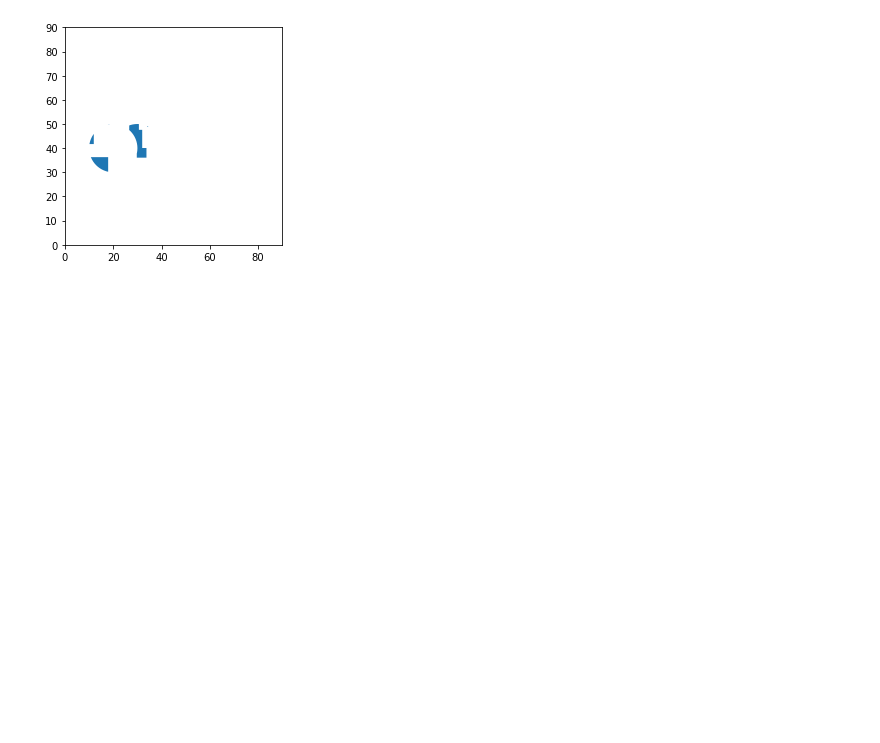
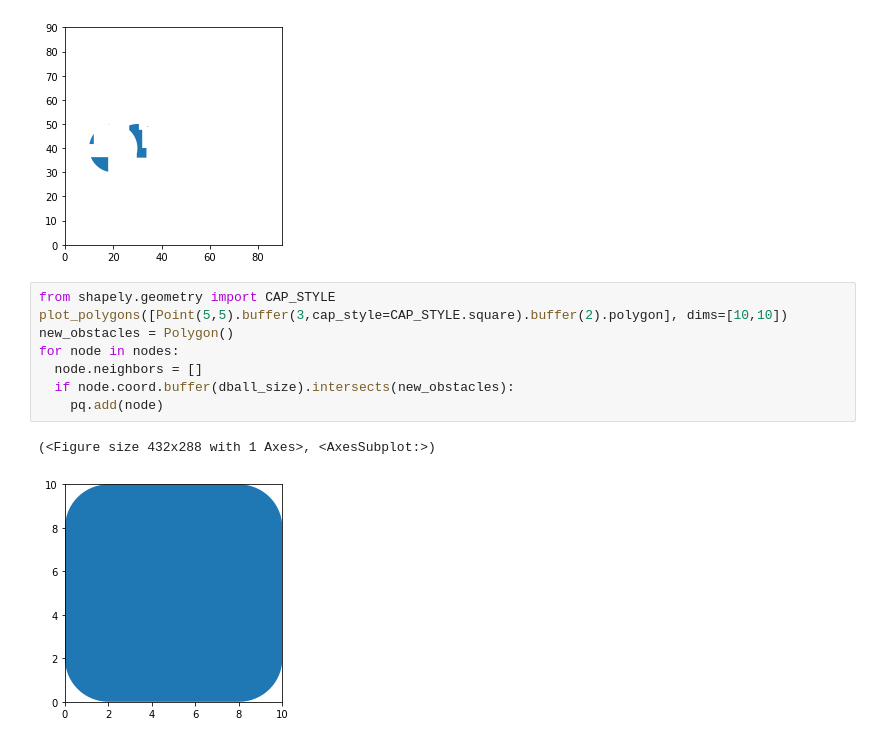
Before and after one commit to ishanchadha01/7649-project, a Jupyter notebook: dev.ipynb, the cells around one changed output. Drawn from its saved outputs; the diff is of its cells as text; blank space fills up the shorter version.

```diff
--- a/dev.ipynb
+++ b/dev.ipynb
@@ -31,3 +31,14 @@ plot_polygons(diff, dims=w.dims)
 # %% [output]
 (<Figure size 432x288 with 1 Axes>, <AxesSubplot:>)
 [figure]
+# %%
+from shapely.geometry import CAP_STYLE
+plot_polygons([Point(5,5).buffer(3,cap_style=CAP_STYLE.square).buffer(2).polygon], dims=[10,10])
+new_obstacles = Polygon()
+for node in nodes:
+  node.neighbors = []
+  if node.coord.buffer(dball_size).intersects(new_obstacles):
+    pq.add(node)
+# %% [output]
+(<Figure size 432x288 with 1 Axes>, <AxesSubplot:>)
+[figure, added]
```
Also changed, not shown: parts of 2 cells of this notebook, 8 other files.
